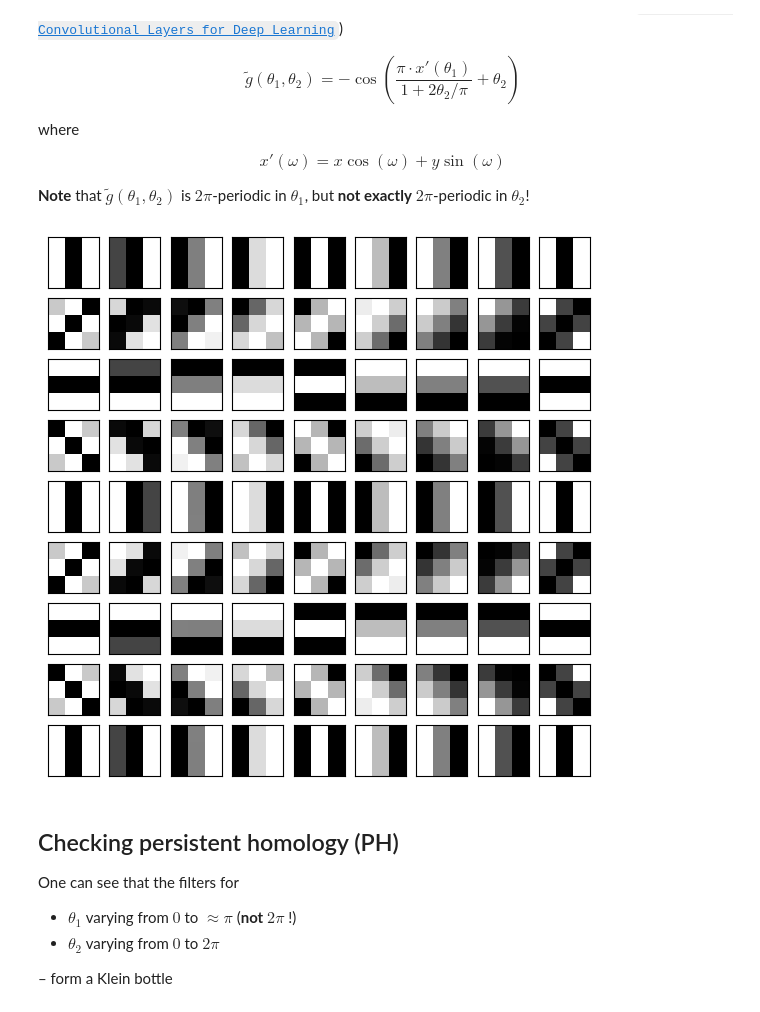
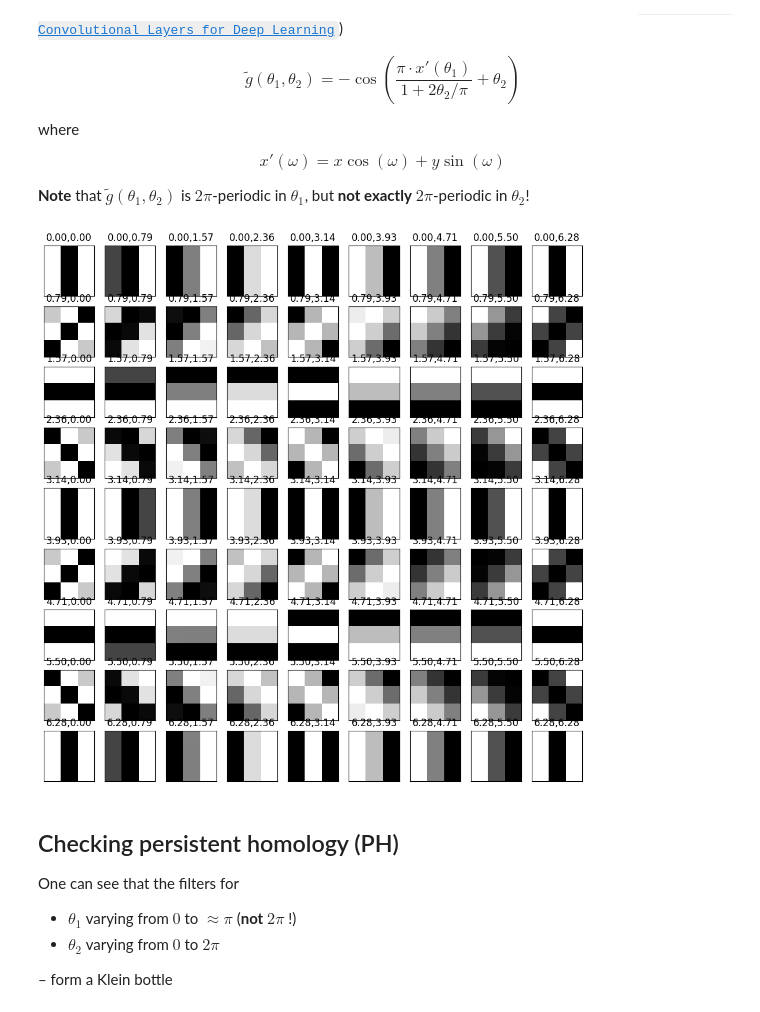
Before and after one commit to bekemax/KleinVAE, a Jupyter notebook: notebooks/sampling-Gabor.ipynb, the cells around one changed output. Saved outputs shown, nothing was run; the diff lists cells and outputs as text; code cells hidden in the pictures.

```diff
--- a/sampling-Gabor.ipynb
+++ b/notebooks/sampling-Gabor.ipynb
@@ -44,31 +44,31 @@ xv, yv = np.meshgrid(xs, ys)
 # %%
 n = 8
 
-fig = plt.figure(figsize=(7,7))
+fig = plt.figure(figsize=(12,12))
 ax = fig.subplots(n+1,n+1)
 
 for i in range(0,n+1):
     for j in range(0,n+1):
 
         ax[i,j].imshow(GK((2*np.pi/8)*i,(2*np.pi/8)*j).f(xv,yv),
                         cmap='gray')
         ax[i,j].axes.get_xaxis().set_ticks([])
         ax[i,j].axes.get_yaxis().set_ticks([])
 
         # for showing indices
-        #ax[i,j].set_title(f'{i},{j}')
+        ax[i,j].set_title(f'{(2*np.pi/8)*i:.2f},{(2*np.pi/8)*j:.2f}')
 
 # i - theta1 - 2pi-periodic
 # j - theta2 - ALMOST 2pi-periodic
 
 #fig.supylabel('θ₁ from 0 to 2pi')
 #fig.supxlabel('θ₂ from 0 to 2pi')
 
 #fig.savefig('Klein-Gabor-filters.png', dpi=300, transparent=True)
 
 plt.show()
 # %% [output]
-[figure, old version]
+[figure, new version]
 # %% [markdown]
 ## Checking persistent homology (PH)
 
```
Also changed, not shown: 10 other files.
